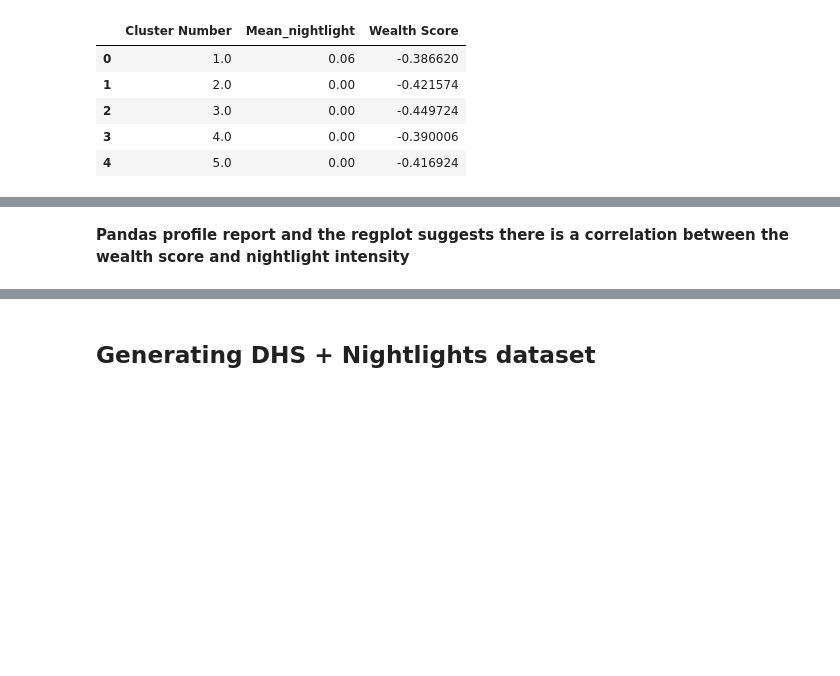
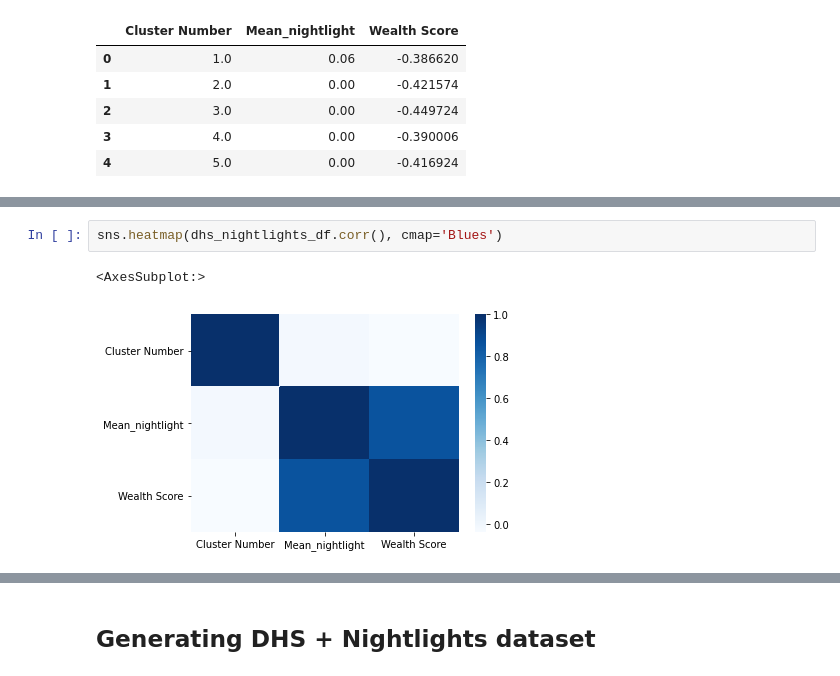
Before and after one commit to aishwaryawahane/poverty_predictor, a Jupyter notebook: notebooks/Nightlight_DHS_Analysis.ipynb, the cells around one changed output, grey strips where cells are left out. Drawn from its saved outputs; the diff is of its cells as text; blank space fills up the shorter version.

```diff
--- a/notebooks/Nightlight_DHS_Analysis.ipynb
+++ b/notebooks/Nightlight_DHS_Analysis.ipynb
@@ -35,2 +28,5 @@ dhs_nightlights_df.profile_report()
-# %% [markdown]
-**Pandas profile report and the regplot suggests there is a correlation between the wealth score and nightlight intensity**
+# %%
+sns.heatmap(dhs_nightlights_df.corr(), cmap='Blues')
+# %% [output]
+<AxesSubplot:>
+[figure, added]
```
Also changed, not shown: parts of 14 cells of this notebook, 1 other file.
